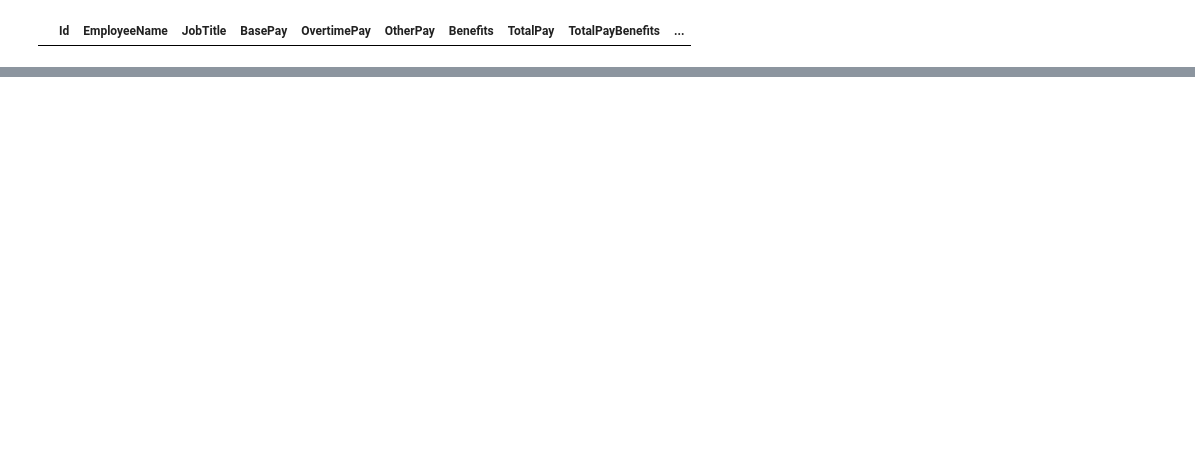
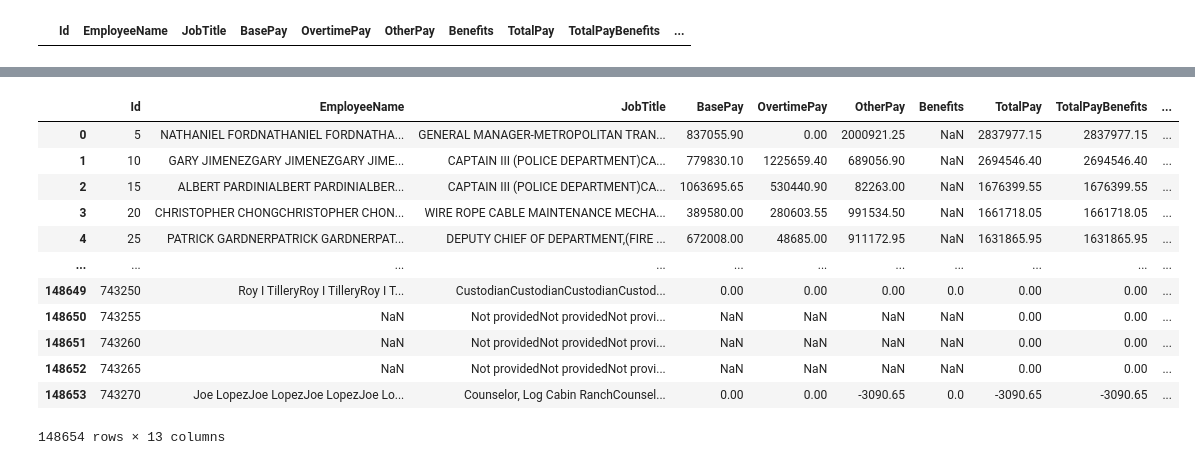
Before and after one commit to 4aks4/Cohort006, a Jupyter notebook: Numpy&Pandas_Classes/Numpy_Notes.ipynb, the cells around one changed output, grey strips where cells are left out. Cells and saved outputs as stored; diff of their text form; code cells hidden in the pictures; blank space fills up the shorter version.

```diff
--- a/Numpy&Pandas_Classes/Numpy_Notes.ipynb
+++ b/Numpy&Pandas_Classes/Numpy_Notes.ipynb
@@ -590,0 +819,16 @@ salaries[salaries.EmployeeName == 'Not provided']
+# %%
+salaries.applymap(lambda x:x*5) # apply map allows us to pass a function into the whole columsn
+# %% [output]
+|  | Id | EmployeeName | JobTitle | BasePay | OvertimePay | OtherPay | Benefits | TotalPay | TotalPayBenefits | ... |
+| 0 | 5 | NATHANIEL FORDNATHANIEL FORDNATHA... | GENERAL MANAGER-METROPOLITAN TRAN... | 837055.90 | 0.00 | 2000921.25 | NaN | 2837977.15 | 2837977.15 | ... |
+| 1 | 10 | GARY JIMENEZGARY JIMENEZGARY JIME... | CAPTAIN III (POLICE DEPARTMENT)CA... | 779830.10 | 1225659.40 | 689056.90 | NaN | 2694546.40 | 2694546.40 | ... |
+| 2 | 15 | ALBERT PARDINIALBERT PARDINIALBER... | CAPTAIN III (POLICE DEPARTMENT)CA... | 1063695.65 | 530440.90 | 82263.00 | NaN | 1676399.55 | 1676399.55 | ... |
+| 3 | 20 | CHRISTOPHER CHONGCHRISTOPHER CHON... | WIRE ROPE CABLE MAINTENANCE MECHA... | 389580.00 | 280603.55 | 991534.50 | NaN | 1661718.05 | 1661718.05 | ... |
+| 4 | 25 | PATRICK GARDNERPATRICK GARDNERPAT... | DEPUTY CHIEF OF DEPARTMENT,(FIRE ... | 672008.00 | 48685.00 | 911172.95 | NaN | 1631865.95 | 1631865.95 | ... |
+| ... | ... | ... | ... | ... | ... | ... | ... | ... | ... | ... |
+| 148649 | 743250 | Roy I TilleryRoy I TilleryRoy I T... | CustodianCustodianCustodianCustod... | 0.00 | 0.00 | 0.00 | 0.0 | 0.00 | 0.00 | ... |
+| 148650 | 743255 | NaN | Not providedNot providedNot provi... | NaN | NaN | NaN | NaN | 0.00 | 0.00 | ... |
+| 148651 | 743260 | NaN | Not providedNot providedNot provi... | NaN | NaN | NaN | NaN | 0.00 | 0.00 | ... |
+| 148652 | 743265 | NaN | Not providedNot providedNot provi... | NaN | NaN | NaN | NaN | 0.00 | 0.00 | ... |
+| 148653 | 743270 | Joe LopezJoe LopezJoe LopezJoe Lo... | Counselor, Log Cabin RanchCounsel... | 0.00 | 0.00 | -3090.65 | 0.0 | -3090.65 | -3090.65 | ... |
+148654 rows × 13 columns
```
Also changed, not shown: parts of 46 cells of this notebook, 28 other files.
